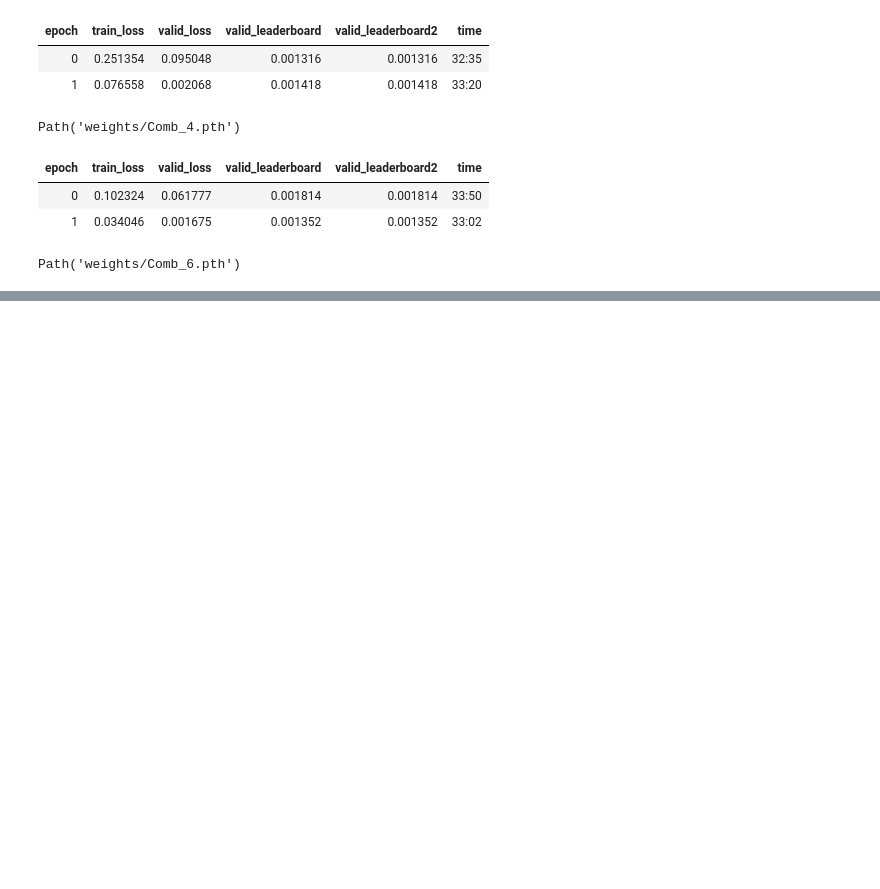
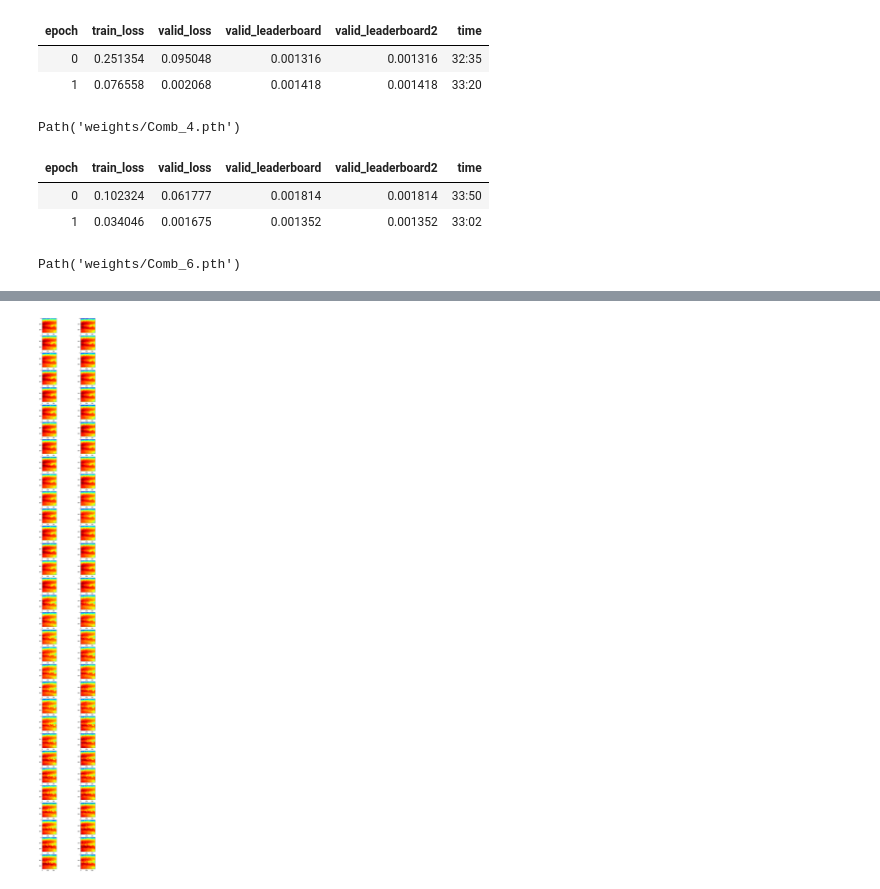
Before and after one commit to ZhenWZ/SST-Forecast, a Jupyter notebook: vunet_conv1d/Train_vunet_conv1d.ipynb, the cells around one changed output, grey strips where cells are left out. Drawn from its saved outputs; the diff is of its cells as text; code cells hidden in the pictures; blank space fills up the shorter version.

```diff
--- a/vunet_conv1d/Train_vunet_conv1d.ipynb
+++ b/vunet_conv1d/Train_vunet_conv1d.ipynb
@@ -138,0 +171,9 @@ pred = learn.predict(sample[np.newaxis,:32])
+# %%
+plt.figure(figsize=(10,80))
+for i in range(sample.shape[0]):
+    plt.subplot(sample.shape[0], 2, i+1)
+    plt.imshow(sample[i], cmap='jet')
+    plt.subplot(sample.shape[0], 2, i+1+sample.shape[0])
+    plt.imshow(label[i], cmap='jet')
+# %% [output]
+[figure, added]
```
Also changed, not shown: parts of 21 cells of this notebook, 5 other files.
